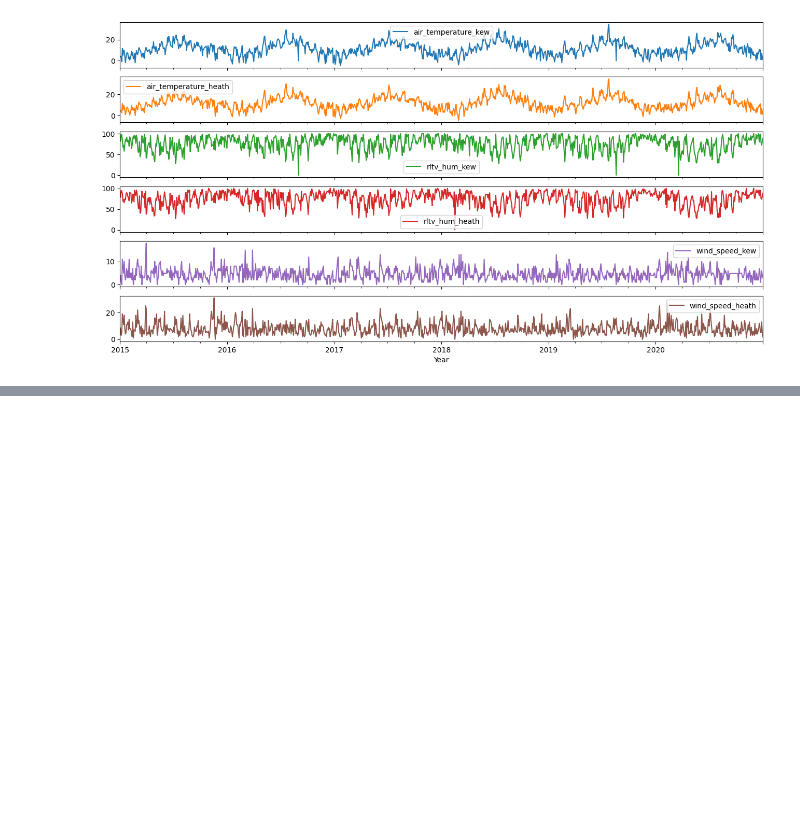
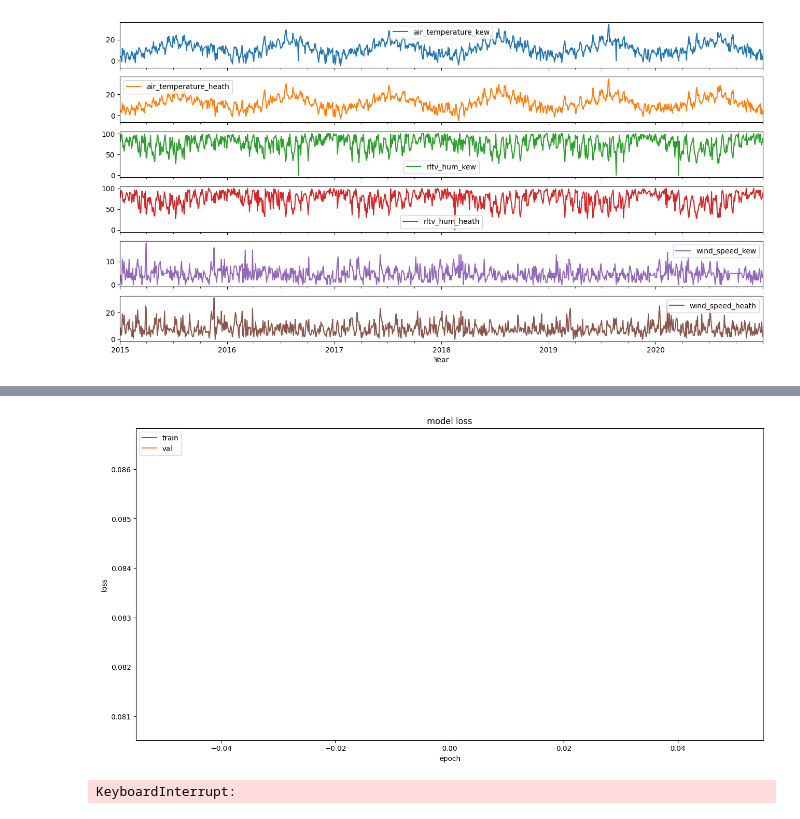
Before and after one commit to gzenkner/weather_prediction_nn, a Jupyter notebook: bi_lstm_3_day.ipynb, the cells around one changed output, grey strips where cells are left out. Cells and saved outputs as stored; diff of their text form; code cells hidden in the pictures; blank space fills up the shorter version.

```diff
--- a/bi_lstm_3_day.ipynb
+++ b/bi_lstm_3_day.ipynb
@@ -162,0 +276,21 @@ sns.pairplot(pairplot,
+# %%
+# 14 Define architecture
+
+from tensorflow.keras.models import Sequential
+from tensorflow.keras.layers import *
+from tensorflow.keras.callbacks import ModelCheckpoint
+from tensorflow.keras.losses import MeanSquaredError
+from tensorflow.keras.metrics import RootMeanSquaredError
+from tensorflow.keras.optimizers import Adam
+from tensorflow.keras.layers import Dense, Dropout, Embedding, LSTM, Bidirectional
+
+features = len(df.columns)
+
+model = Sequential()
+model.add(InputLayer((WINDOW_SIZE, features)))
+model.add(Bidirectional(LSTM(320, activation='tanh')))
+model.add(Dense(256, 'relu'))
+model.add(Dropout(0.1))
+model.add(Dense(features, 'linear'))
+
+model.summary()
@@ -162,0 +314,15 @@ sns.pairplot(pairplot,
+# %%
+# 15 Compile
+
+#cp1 = ModelCheckpoint('model/', save_best_only=True)
+model.compile(loss='mse', optimizer=Adam(learning_rate=0.001),
+              metrics=[RootMeanSquaredError()])
+patience = 2
+early_stopping = tf.keras.callbacks.EarlyStopping(
+    monitor='val_loss', patience=patience, mode='min')
+# %%
+# 16 Train
+#% % time
+# it took 2-3 minutes to train on a GPU thru Colab Pro
+history = model.fit(X_train, y_train, validation_data=(
+    X_val, y_val), callbacks=[early_stopping], epochs=1, batch_size=4)
@@ -162,0 +331,11 @@ sns.pairplot(pairplot,
+# %%
+# 17 Plot training
+plt.plot(history.history['loss'])
+plt.plot(history.history['val_loss'])
+plt.title('model loss')
+plt.ylabel('loss')
+plt.xlabel('epoch')
+plt.legend(['train', 'val'], loc='upper left')
+plt.show()
+# %% [output]
+[figure, added]
@@ -162,0 +348,8 @@ sns.pairplot(pairplot,
+# %%
+# 18 Predict y_predict from entire X_test dataset
+y_predict = scaler.inverse_transform(model.predict(x=X_test))
+y_val_inverse = scaler.inverse_transform(y_val)
+
+print('Number of predicted values from X_test:', y_predict.shape[0])
+# %% [output]
+KeyboardInterrupt:
```
Also changed, not shown: parts of 27 cells of this notebook.
